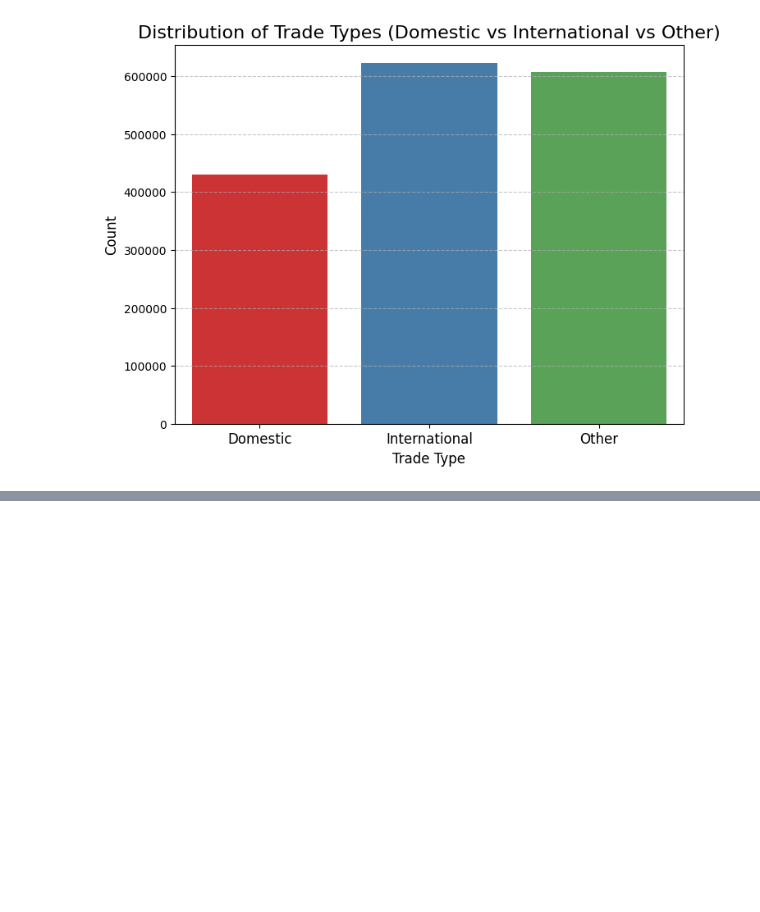
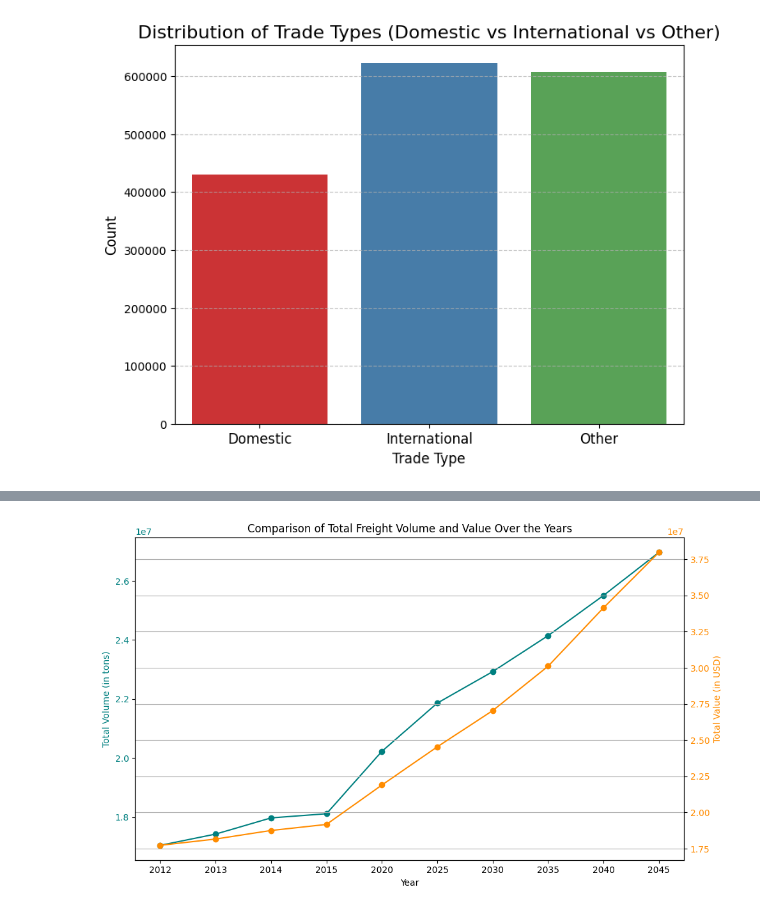
Before and after one commit to Om700-create/Freight_Analysis_Framework-, a Jupyter notebook: notebooks/01_eda.ipynb, the cells around one changed output, grey strips where cells are left out. Cells and saved outputs as stored; diff of their text form; code cells hidden in the pictures; blank space fills up the shorter version.

```diff
--- a/notebooks/01_eda.ipynb
+++ b/notebooks/01_eda.ipynb
@@ -290,0 +384,23 @@ plt.show()
+# %%
+# Plotting both Freight Volume and Value on the same chart
+fig, ax1 = plt.subplots(figsize=(10, 6))
+
+# Plotting Total Volume
+ax1.plot(freight_volume_df['Year'], freight_volume_df['Total Volume'], marker='o', color='teal', linestyle='-', label='Total Volume (tons)')
+ax1.set_xlabel('Year')
+ax1.set_ylabel('Total Volume (in tons)', color='teal')
+ax1.tick_params(axis='y', labelcolor='teal')
+
+# Creating a second Y-axis for Total Value
+ax2 = ax1.twinx()
+ax2.plot(freight_value_df['Year'], freight_value_df['Total Value'], marker='o', color='darkorange', linestyle='-', label='Total Value (USD)')
+ax2.set_ylabel('Total Value (in USD)', color='darkorange')
+ax2.tick_params(axis='y', labelcolor='darkorange')
+
+# Title and Grid
+plt.title('Comparison of Total Freight Volume and Value Over the Years')
+fig.tight_layout()
+plt.grid(True)
+plt.show()
+# %% [output]
+[figure, added]
```
Also changed, not shown: parts of 4 cells of this notebook, 1 other file.
